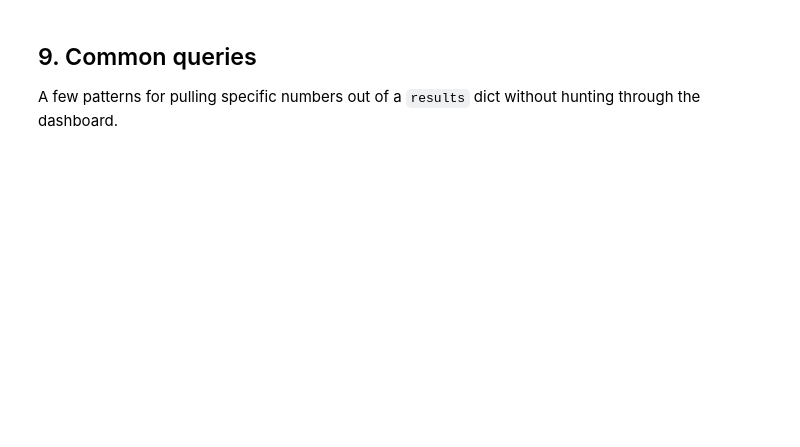
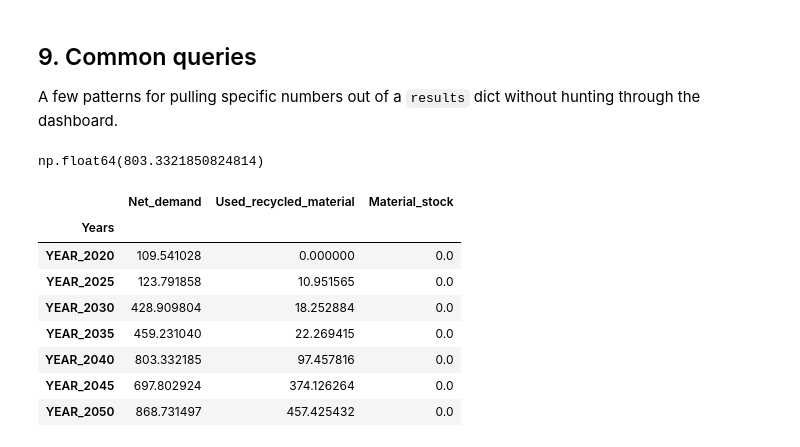
Before and after one commit to CIRAIG/EnergyScope-Quebec, a Jupyter notebook: projects/critical_materials/tutorial_pathway_materials.ipynb, the cells around one changed output. Saved outputs shown, nothing was run; the diff lists cells and outputs as text; code cells hidden in the pictures; blank space fills up the shorter version.

```diff
--- a/projects/critical_materials/tutorial_pathway_materials.ipynb
+++ b/projects/critical_materials/tutorial_pathway_materials.ipynb
@@ -234,5 +250,6 @@ converge. Expect roughly 3-4x the solve time of an equivalent `materials_limit=T
 # %%
 results_mat_limit = run_pathway('1_baseline_free_limits03', materials=True, materials_recycling=True,
                                  materials_recycling_cost=False, force_max_recycling=True,
-                                 materials_limit=True)
+                                 force_immediate_recycled_use=False,
+                                 materials_limit=True, verbose = True)
 # %% [output]
@@ -265,17 +304,29 @@ A few patterns for pulling specific numbers out of a `results` dict without hunt
 dashboard.
 # %%
 # Net demand of a single material in a single year [t]
-results['Net_demand'].loc[('YEAR_2040', 'Li'), 'Net_demand']
+results_mat_limit['Net_demand'].loc[('YEAR_2040', 'Li'), 'Net_demand']
+# %% [output]
+np.float64(803.3321850824814)
 # %%
 # One material's full trajectory across years: net demand, used-recycled, banked stock -- side by side
 import pandas as pd
 
 material = 'Li'
 pd.concat([
-    results['Net_demand'].xs(material, level='Materials'),
-    results['Used_recycled_material'].xs(material, level='Materials'),
-    results['Material_stock'].xs(material, level='Materials'),
+    results_mat_limit['Net_demand'].xs(material, level='Materials'),
+    results_mat_limit['Used_recycled_material'].xs(material, level='Materials'),
+    results_mat_limit['Material_stock'].xs(material, level='Materials'),
 ], axis=1)
+# %% [output]
+|  | Net_demand | Used_recycled_material | Material_stock |
+| Years |  |  |  |
+| YEAR_2020 | 109.541028 | 0.000000 | 0.0 |
+| YEAR_2025 | 123.791858 | 10.951565 | 0.0 |
+| YEAR_2030 | 428.909804 | 18.252884 | 0.0 |
+| YEAR_2035 | 459.231040 | 22.269415 | 0.0 |
+| YEAR_2040 | 803.332185 | 97.457816 | 0.0 |
+| YEAR_2045 | 697.802924 | 374.126264 | 0.0 |
+| YEAR_2050 | 868.731497 | 457.425432 | 0.0 |
 # %%
 # Gross demand aggregated across technologies for one material -- drop the mobility SD/MD/LD/ELD
 # variants first (see _drop_mob_size_variants' docstring) to avoid double-counting a family tech
```
Also changed, not shown: parts of 14 cells of this notebook, 9 other files.
